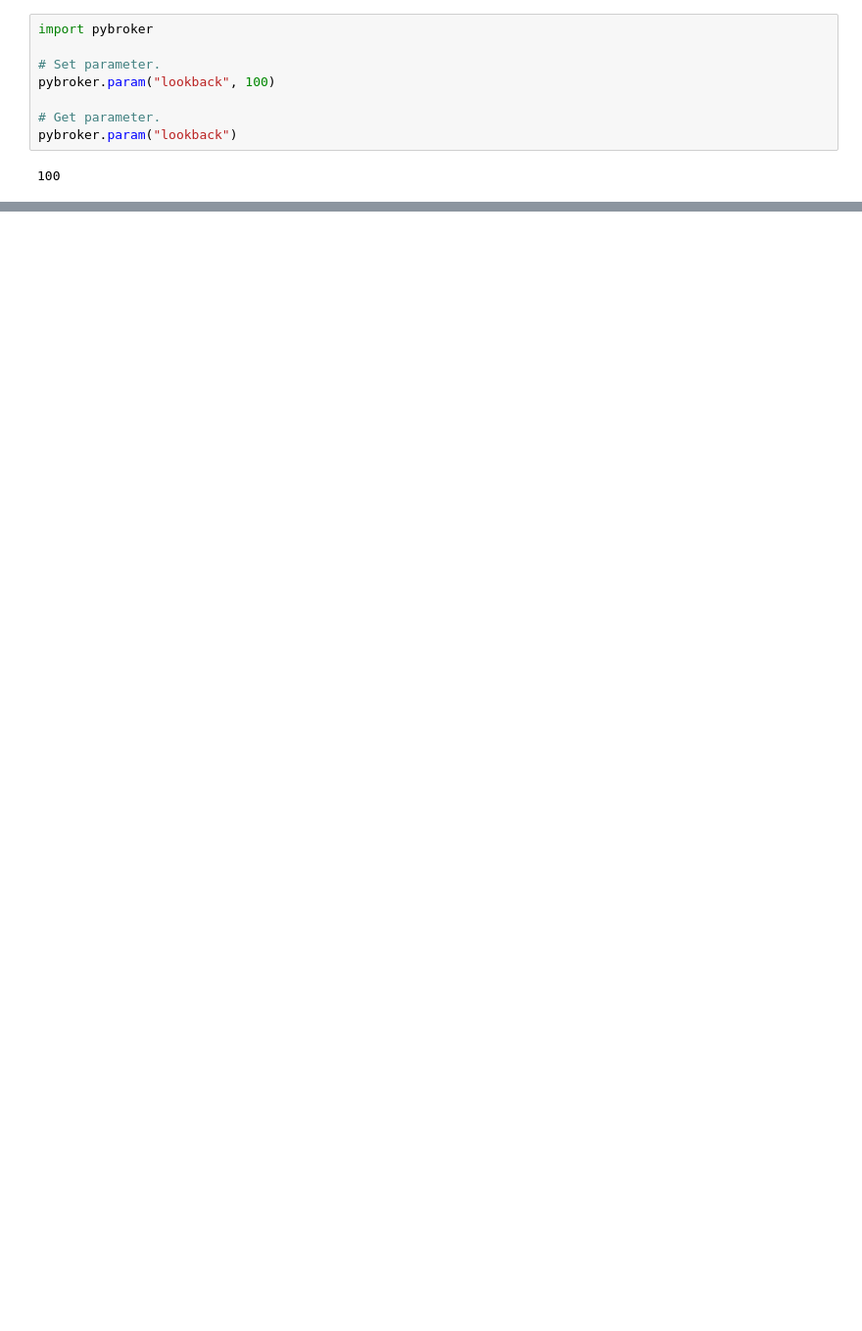
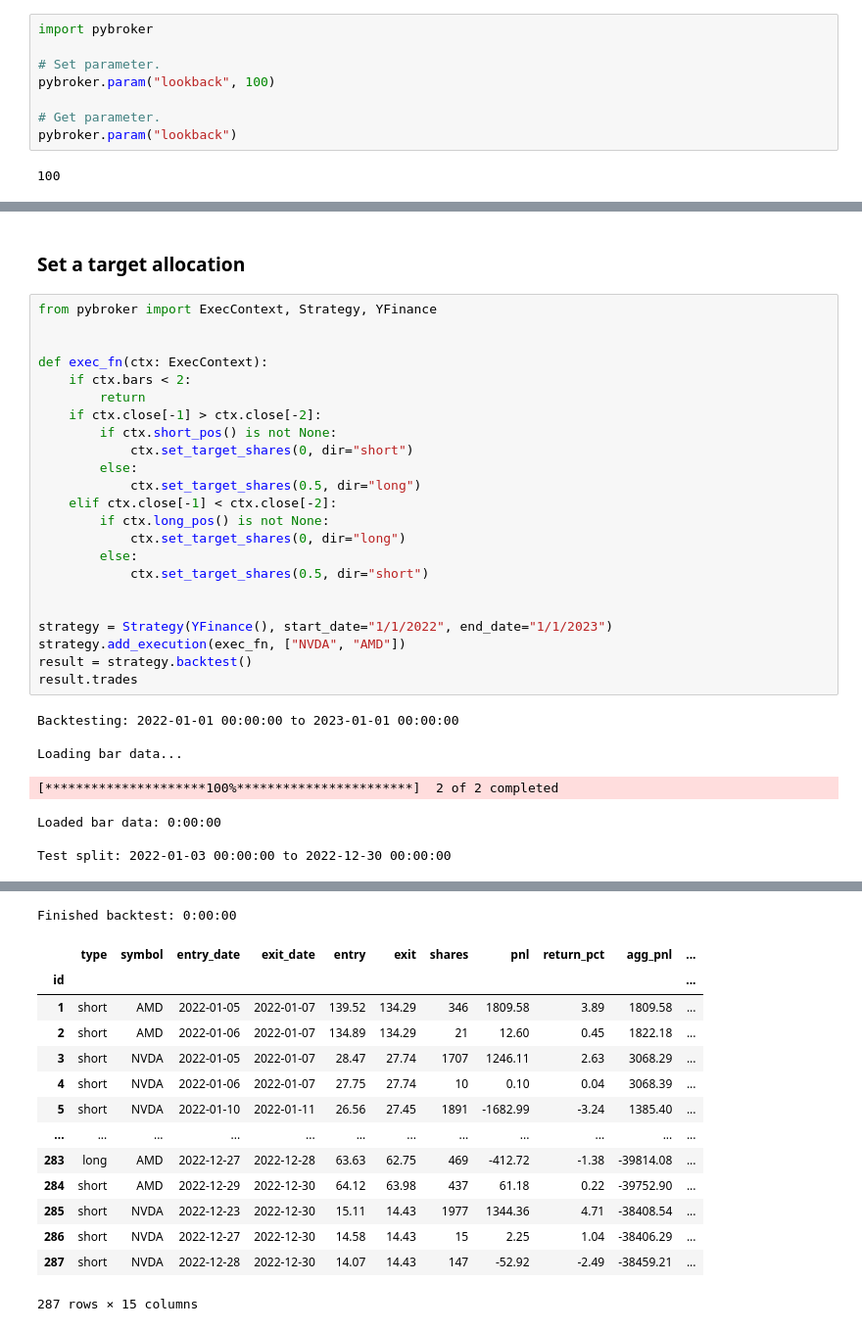
Before and after one commit to edtechre/pybroker, a Jupyter notebook: docs/source/notebooks/FAQs.ipynb, the cells around one changed output, grey strips where cells are left out. Shown at 98% size. Cells and saved outputs as stored; diff of their text form; blank space fills up the shorter version.

```diff
--- a/docs/source/notebooks/FAQs.ipynb
+++ b/docs/source/notebooks/FAQs.ipynb
@@ -546,0 +460,33 @@ Finished backtest: 0:00:00
+# %% [markdown]
+### Set a target allocation
+# %%
+from pybroker import ExecContext, Strategy, YFinance
+
+
+def exec_fn(ctx: ExecContext):
+    if ctx.bars < 2:
+        return
+    if ctx.close[-1] > ctx.close[-2]:
+        if ctx.short_pos() is not None:
+            ctx.set_target_shares(0, dir="short")
+        else:
+            ctx.set_target_shares(0.5, dir="long")
+    elif ctx.close[-1] < ctx.close[-2]:
+        if ctx.long_pos() is not None:
+            ctx.set_target_shares(0, dir="long")
+        else:
+            ctx.set_target_shares(0.5, dir="short")
+
+
+strategy = Strategy(YFinance(), start_date="1/1/2022", end_date="1/1/2023")
+strategy.add_execution(exec_fn, ["NVDA", "AMD"])
+result = strategy.backtest()
+result.trades
+# %% [output]
+Backtesting: 2022-01-01 00:00:00 to 2023-01-01 00:00:00
+
+Loading bar data...
+[*********************100%***********************]  2 of 2 completed
+Loaded bar data: 0:00:00
+
+Test split: 2022-01-03 00:00:00 to 2022-12-30 00:00:00
@@ -546,0 +494,15 @@ Finished backtest: 0:00:00
+Finished backtest: 0:00:00
+|  | type | symbol | entry_date | exit_date | entry | exit | shares | pnl | return_pct | agg_pnl | ... |
+| id |  |  |  |  |  |  |  |  |  |  | ... |
+| 1 | short | AMD | 2022-01-05 | 2022-01-07 | 139.52 | 134.29 | 346 | 1809.58 | 3.89 | 1809.58 | ... |
+| 2 | short | AMD | 2022-01-06 | 2022-01-07 | 134.89 | 134.29 | 21 | 12.60 | 0.45 | 1822.18 | ... |
+| 3 | short | NVDA | 2022-01-05 | 2022-01-07 | 28.47 | 27.74 | 1707 | 1246.11 | 2.63 | 3068.29 | ... |
+| 4 | short | NVDA | 2022-01-06 | 2022-01-07 | 27.75 | 27.74 | 10 | 0.10 | 0.04 | 3068.39 | ... |
+| 5 | short | NVDA | 2022-01-10 | 2022-01-11 | 26.56 | 27.45 | 1891 | -1682.99 | -3.24 | 1385.40 | ... |
+| ... | ... | ... | ... | ... | ... | ... | ... | ... | ... | ... | ... |
+| 283 | long | AMD | 2022-12-27 | 2022-12-28 | 63.63 | 62.75 | 469 | -412.72 | -1.38 | -39814.08 | ... |
+| 284 | short | AMD | 2022-12-29 | 2022-12-30 | 64.12 | 63.98 | 437 | 61.18 | 0.22 | -39752.90 | ... |
+| 285 | short | NVDA | 2022-12-23 | 2022-12-30 | 15.11 | 14.43 | 1977 | 1344.36 | 4.71 | -38408.54 | ... |
+| 286 | short | NVDA | 2022-12-27 | 2022-12-30 | 14.58 | 14.43 | 15 | 2.25 | 1.04 | -38406.29 | ... |
+| 287 | short | NVDA | 2022-12-28 | 2022-12-30 | 14.07 | 14.43 | 147 | -52.92 | -2.49 | -38459.21 | ... |
+287 rows × 15 columns
```
Also changed, not shown: parts of 32 cells of this notebook.
